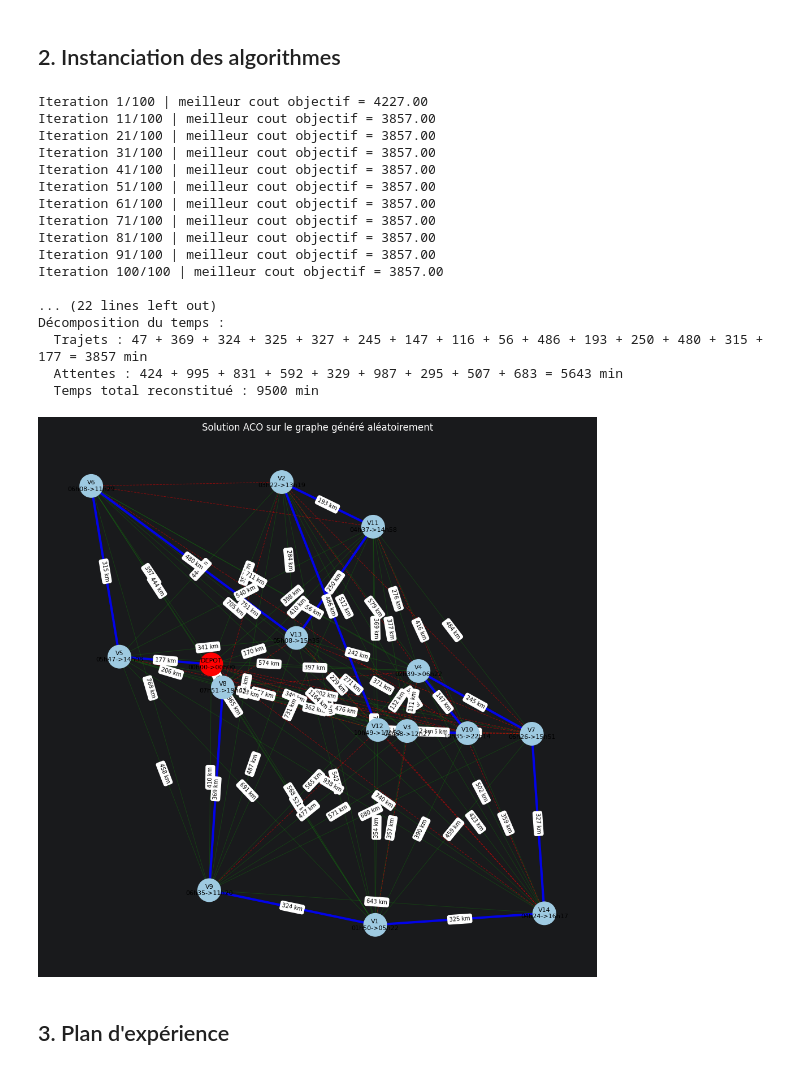
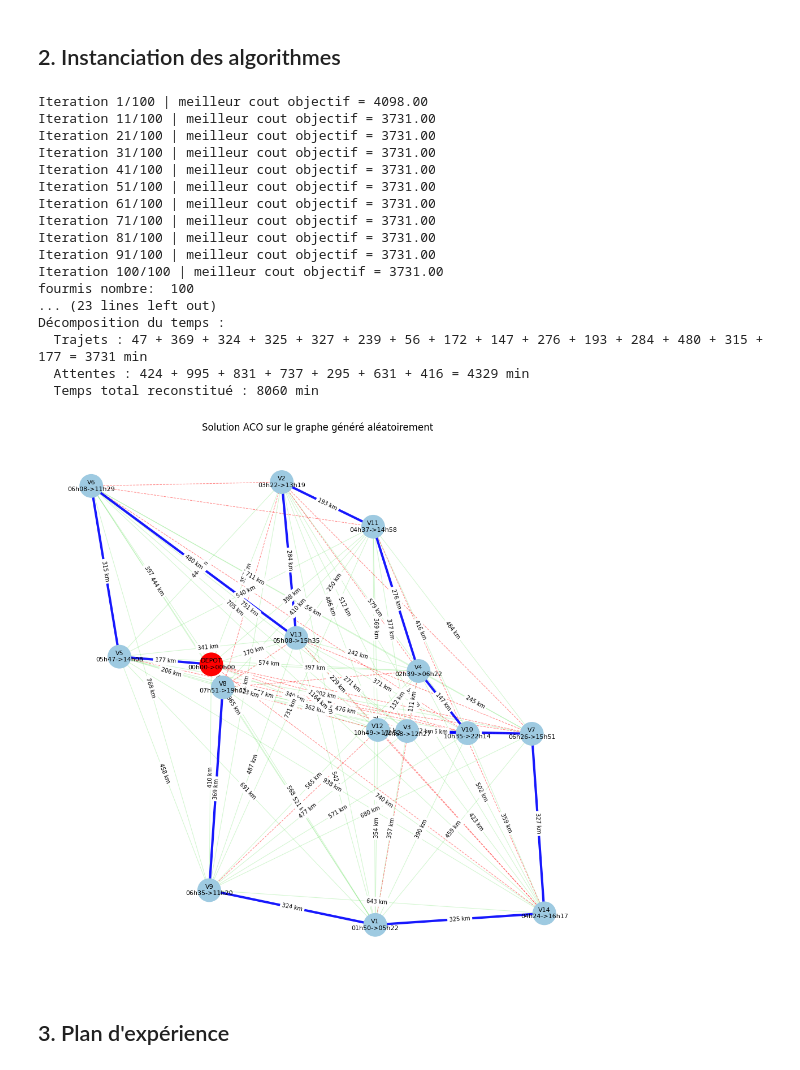
Before and after one commit to FrozX69/RechOp-Gr3, a Jupyter notebook: gpe3-livrable2.ipynb, the cells around one changed output. Cells and saved outputs as stored; diff of their text form; code cells hidden in the pictures.

```diff
--- a/gpe3-livrable2.ipynb
+++ b/gpe3-livrable2.ipynb
@@ -546,6 +546,19 @@ Services (T) : {0: '0min', 1: '7310min', 2: '12148min', 3: '10378min', 4: '11679
 Jours (k) : {0: 0, 1: 5, 2: 8, 3: 7, 4: 8, 5: 9, 6: 9, 7: 6, 8: 0, 9: 1, 10: 7, 11: 8, 12: 7, 13: 8, 14: 5}
 # %% [markdown]
 ## 2. Instanciation des algorithmes
+# %%
+# ==========================================
+# PARAMÈTRES ACO (Ant Colony Optimization)
+# ==========================================
+ACO_N_FOURMIS = 100         # Nombre de fourmis déployées par itération
+ACO_ALPHA = 1.0            # Poids accordé à la trace de phéromone
+ACO_BETA = 3.0             # Poids accordé à la visibilité (heuristique temporelle et distance)
+ACO_RHO = 0.4              # Taux d'évaporation des phéromones (entre 0 et 1)
+ACO_Q = 100.0              # Constante de quantité de phéromones déposée
+ACO_TAU0 = 0.01            # Quantité de phéromone initiale sur les arêtes
+ACO_MAX_ITERATIONS = 100   # Nombre maximum d'itérations de l'algorithme
+ACO_DEPOT = 0              # Index de la ville de départ et de retour (Dépôt)
+ACO_VERBOSE = True         # Affichage des logs pendant l'exécution
 # %%
 # Python
 import numpy as np
@@ -870,59 +883,61 @@ def afficher_detail_tournee(tournee, matrice, liste_villes):
 
     temps_trajets = sum(float(matrice[tournee[i]][tournee[i + 1]]) for i in range(len(tournee) - 1))
     total_attente = max(0.0, temps_courant - temps_trajets)
 
     print("\nDécomposition du temps :")
     print(f"  Trajets : {' + '.join(termes_trajets)} = {temps_trajets:.0f} min")
     if termes_attentes:
         print(f"  Attentes : {' + '.join(termes_attentes)} = {total_attente:.0f} min")
     else:
         print("  Attentes : 0 min")
     print(f"  Temps total reconstitué : {temps_courant:.0f} min")
 
 # ---- Exécution ACO sur le graphe généré ----
 G, edges_open, edges_blocked = construire_graphe_depuis_matrice(matrice, coordonnees_villes, liste_villes)
 pos = nx.get_node_attributes(G, "pos")
 
 meilleure_tournee, meilleure_longueur, meilleure_temps = ant_colony_optimization_tsptw( # ecrasement des valeur par default
     distances=matrice,
     fenetres=liste_villes,
-    n_fourmis=20,
-    alpha=1.0,
-    beta=3.0,
-    rho=0.4,
-    Q=100.0,
-    tau0=0.01,
-    max_iterations=100,
-    depot=0,
-    verbose=True
+    n_fourmis=ACO_N_FOURMIS,
+    alpha=ACO_ALPHA,
+    beta=ACO_BETA,
+    rho=ACO_RHO,
+    Q=ACO_Q,
+    tau0=ACO_TAU0,
+    max_iterations=ACO_MAX_ITERATIONS,
+    depot=ACO_DEPOT,
+    verbose=ACO_VERBOSE
 )
 
+
 print("\n=== Résultat ACO ===")
+print("fourmis nombre: ", ACO_N_FOURMIS)
 print("Meilleure tournée :", meilleure_tournee)
 print("Distance totale   :", meilleure_longueur)
 print("Temps final       :", meilleure_temps)
 
 afficher_detail_tournee(meilleure_tournee, matrice, liste_villes)
 afficher_solution_aco(G, pos, meilleure_tournee, liste_villes, edges_open, edges_blocked)
 # %% [output]
-Iteration 1/100 | meilleur cout objectif = 4227.00
-Iteration 11/100 | meilleur cout objectif = 3857.00
-Iteration 21/100 | meilleur cout objectif = 3857.00
-Iteration 31/100 | meilleur cout objectif = 3857.00
-Iteration 41/100 | meilleur cout objectif = 3857.00
-Iteration 51/100 | meilleur cout objectif = 3857.00
-Iteration 61/100 | meilleur cout objectif = 3857.00
-Iteration 71/100 | meilleur cout objectif = 3857.00
-Iteration 81/100 | meilleur cout objectif = 3857.00
-Iteration 91/100 | meilleur cout objectif = 3857.00
-Iteration 100/100 | meilleur cout objectif = 3857.00
-
-... (22 lines left out)
+Iteration 1/100 | meilleur cout objectif = 4098.00
+Iteration 11/100 | meilleur cout objectif = 3731.00
+Iteration 21/100 | meilleur cout objectif = 3731.00
+Iteration 31/100 | meilleur cout objectif = 3731.00
+Iteration 41/100 | meilleur cout objectif = 3731.00
+Iteration 51/100 | meilleur cout objectif = 3731.00
+Iteration 61/100 | meilleur cout objectif = 3731.00
+Iteration 71/100 | meilleur cout objectif = 3731.00
+Iteration 81/100 | meilleur cout objectif = 3731.00
+Iteration 91/100 | meilleur cout objectif = 3731.00
+Iteration 100/100 | meilleur cout objectif = 3731.00
+fourmis nombre:  100
+... (23 lines left out)
 Décomposition du temps :
-  Trajets : 47 + 369 + 324 + 325 + 327 + 245 + 147 + 116 + 56 + 486 + 193 + 250 + 480 + 315 + 177 = 3857 min
-  Attentes : 424 + 995 + 831 + 592 + 329 + 987 + 295 + 507 + 683 = 5643 min
-  Temps total reconstitué : 9500 min
+  Trajets : 47 + 369 + 324 + 325 + 327 + 239 + 56 + 172 + 147 + 276 + 193 + 284 + 480 + 315 + 177 = 3731 min
+  Attentes : 424 + 995 + 831 + 737 + 295 + 631 + 416 = 4329 min
+  Temps total reconstitué : 8060 min
-[figure, old version]
+[figure, new version]
 # %% [markdown]
 ## 3. Plan d'expérience
 # %% [markdown]
```
Also changed, not shown: parts of 4 cells of this notebook.
